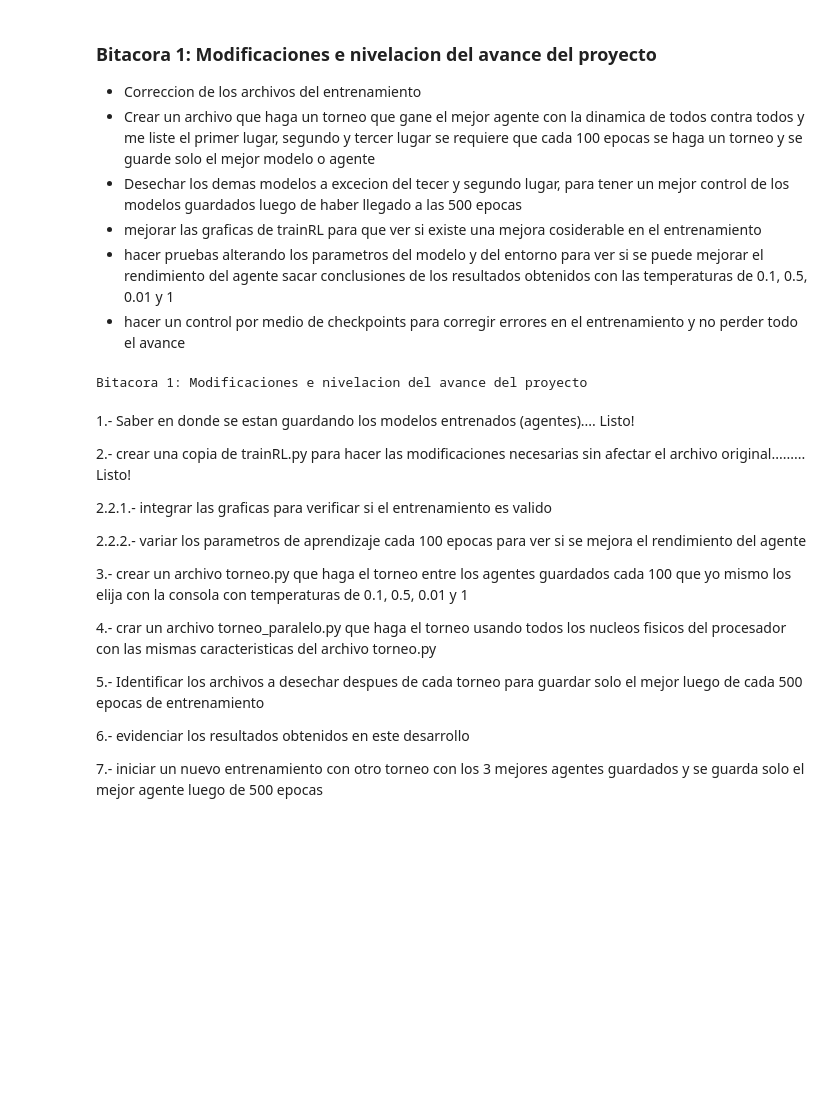
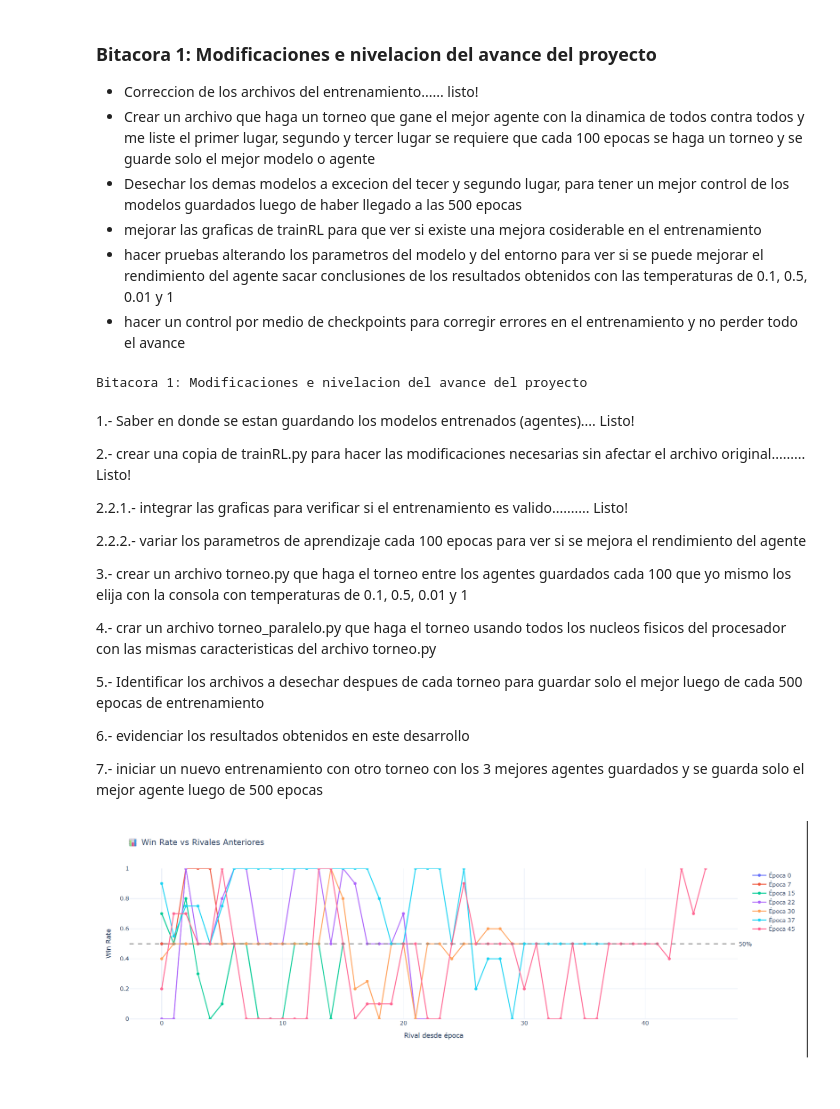
Before and after one commit to Francis1918/WIPCNN, a Jupyter notebook: analysis/Bitacora_1.ipynb, the cells around one changed output. Saved outputs shown, nothing was run; the diff lists cells and outputs as text; code cells hidden in the pictures; blank space fills up the shorter version.

Commit message:
Primeras evidencias y toma de desciones para corregir el entrenamiento.

```diff
--- a/analysis/Bitacora_1.ipynb
+++ b/analysis/Bitacora_1.ipynb
@@ -1,6 +1,6 @@
 # %% [markdown]
 ### Bitacora 1: Modificaciones e nivelacion del avance del proyecto
-- Correccion de los archivos del entrenamiento
+- Correccion de los archivos del entrenamiento...... listo!
 - Crear un archivo que haga un torneo que gane el mejor agente con la dinamica de todos contra todos
 y me liste el primer lugar, segundo y tercer lugar
 se requiere que cada 100 epocas se haga un torneo y se guarde solo el mejor modelo o agente
@@ -19,7 +19,7 @@ Bitacora 1: Modificaciones e nivelacion del avance del proyecto
 
 2.- crear una copia de trainRL.py para hacer las modificaciones necesarias sin afectar el archivo original......... Listo!
 
-2.2.1.- integrar las graficas para verificar si el entrenamiento es valido
+2.2.1.- integrar las graficas para verificar si el entrenamiento es valido.......... Listo!
 
 2.2.2.- variar los parametros de aprendizaje cada 100 epocas para ver si se mejora el rendimiento del agente
 
@@ -32,3 +32,8 @@ Bitacora 1: Modificaciones e nivelacion del avance del proyecto
 6.- evidenciar los resultados obtenidos en este desarrollo
 
 7.- iniciar un nuevo entrenamiento con otro torneo con los 3 mejores agentes guardados y se guarda solo el mejor agente luego de 500 epocas
+# %%
+from IPython.display import Image, display
+display(Image('C:/Users/bravo/Documents/Metodos Numericos Pycharm/Mech Interp/Imagenes de las bitacoras/WinRateBitacora1.png'))
+# %% [output]
+[figure, added]
```
Also changed, not shown: parts of 1 cell of this notebook.
